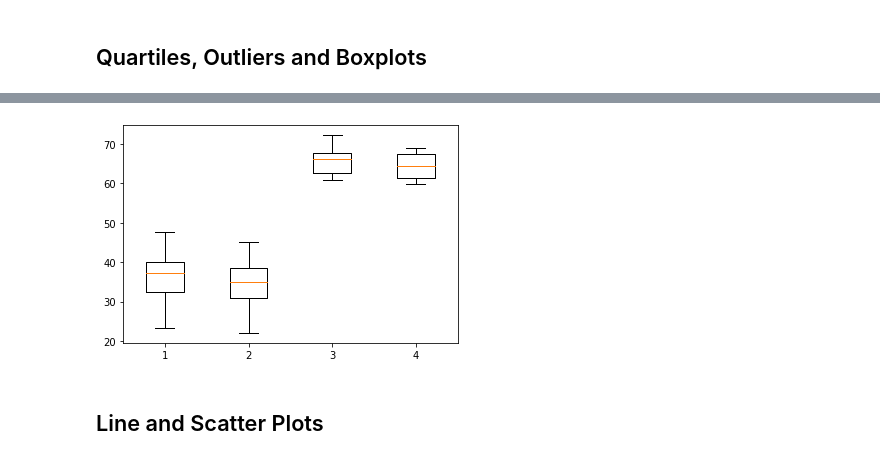
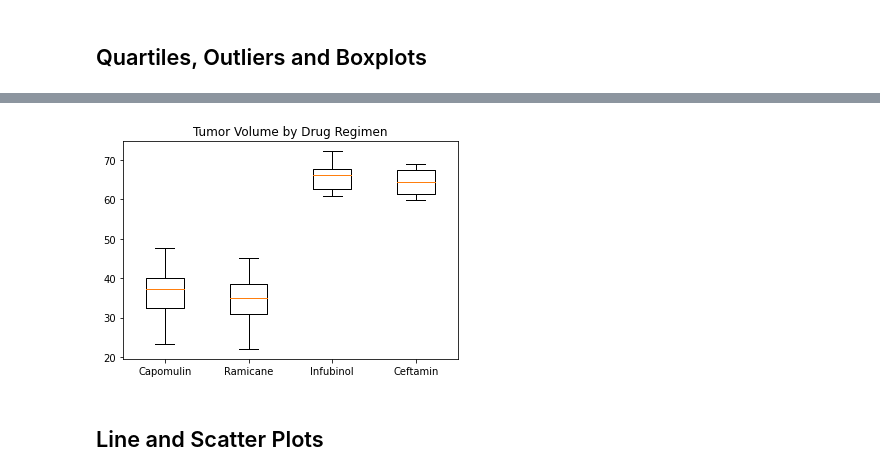
Before and after one commit to floresfdo/matplotlib-challenge, a Jupyter notebook: pymaceuticals_starter.ipynb, the cells around one changed output, grey strips where cells are left out. Drawn from its saved outputs; the diff is of its cells as text; code cells hidden in the pictures.

```diff
--- a/pymaceuticals_starter.ipynb
+++ b/pymaceuticals_starter.ipynb
@@ -200,13 +200,13 @@ plt.show
 
 # Start by getting the last (greatest) timepoint for each mouse
 last_timepoint = regimen_table['Timepoint'].max()
-final_tumor = pd.merge(last_timepoint,mouse_study)
+
+# Merge this group df with the original dataframe to get the tumor volume at the last timepoint
+final_tumor = pd.merge(last_timepoint,clean_study)
 final_tumor_Capo = final_tumor.loc[final_tumor["Drug Regimen"] == 'Capomulin']
 final_tumor_Rami = final_tumor.loc[final_tumor["Drug Regimen"] == 'Ramicane']
 final_tumor_Infu = final_tumor.loc[final_tumor["Drug Regimen"] == 'Infubinol']
 final_tumor_Ceft = final_tumor.loc[final_tumor["Drug Regimen"] == 'Ceftamin']
-
-# Merge this group df with the original dataframe to get the tumor volume at the last timepoint
 # %%
 # Put treatments into a list for for loop (and later for plot labels)
 # Create empty list to fill with tumor vol data (for plotting)
@@ -300,22 +300,18 @@ Index: []
 # %%
 # Generate a box plot of the final tumor volume of each mouse across four regimens of interest
 
 volumes_Capo = final_tumor_Capo['Tumor Volume (mm3)']
-#fig1, ax1 = plt.subplots()
-#ax1.boxplot(volumes_Capo)
-
 volumes_Rami = final_tumor_Rami['Tumor Volume (mm3)']
-#fig1, ax2 = plt.subplots()
-#ax2.boxplot(volumes_Rami)
 volumes_Infu = final_tumor_Infu['Tumor Volume (mm3)']
-
 volumes_Ceft = final_tumor_Ceft['Tumor Volume (mm3)']
 
 volumes=[volumes_Capo, volumes_Rami, volumes_Infu, volumes_Ceft]
 fig1, ax1 = plt.subplots()
 ax1.boxplot(volumes)
+ax1.set_title("Tumor Volume by Drug Regimen")
+plt.xticks([1,2,3,4],['Capomulin', 'Ramicane', 'Infubinol', 'Ceftamin'])
 plt.show()
 # %% [output]
-[figure, old version]
+[figure, new version]
 # %% [markdown]
 ## Line and Scatter Plots
```
Also changed, not shown: parts of 4 cells of this notebook.
